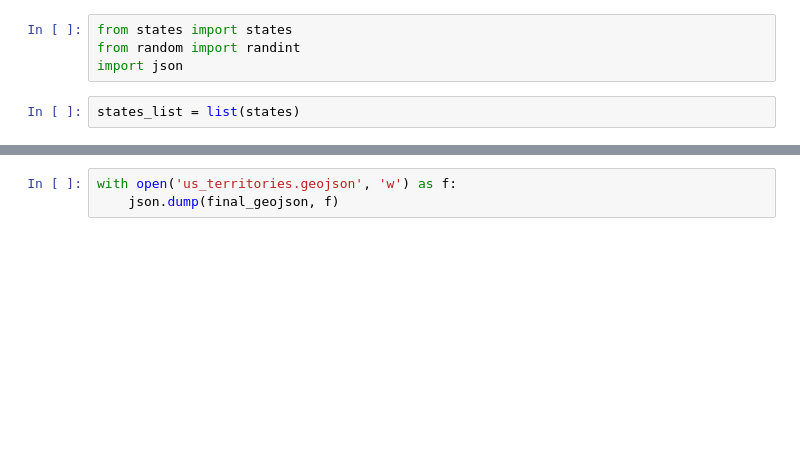
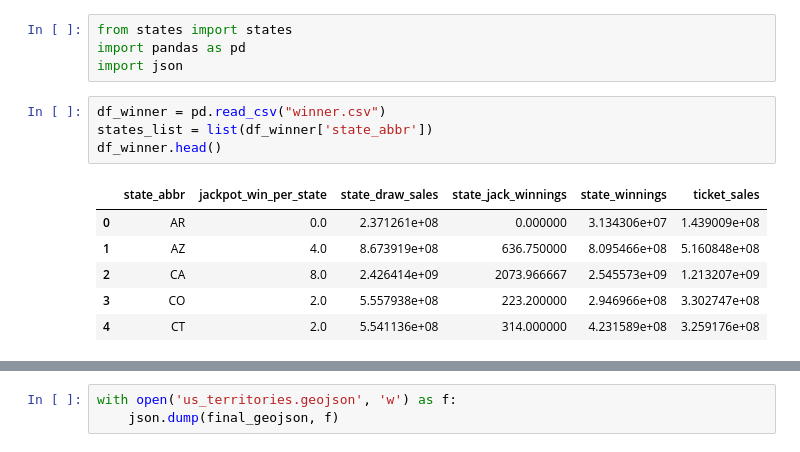
Before and after one commit to racquesta/powerball_viz, a Jupyter notebook: Jamie/us_geojson_creator/us_geojson_creator.ipynb, the cells around one changed output, grey strips where cells are left out. Cells and saved outputs as stored; diff of their text form; blank space fills up the shorter version.

```diff
--- a/Jamie/us_geojson_creator/us_geojson_creator.ipynb
+++ b/Jamie/us_geojson_creator/us_geojson_creator.ipynb
@@ -1,9 +1,18 @@
 # %%
 from states import states
-from random import randint
+import pandas as pd
 import json
-# %%
-states_list = list(states)
+# %%
+df_winner = pd.read_csv("winner.csv")
+states_list = list(df_winner['state_abbr'])
+df_winner.head()
+# %% [output]
+|  | state_abbr | jackpot_win_per_state | state_draw_sales | state_jack_winnings | state_winnings | ticket_sales |
+| 0 | AR | 0.0 | 2.371261e+08 | 0.000000 | 3.134306e+07 | 1.439009e+08 |
+| 1 | AZ | 4.0 | 8.673919e+08 | 636.750000 | 8.095466e+08 | 5.160848e+08 |
+| 2 | CA | 8.0 | 2.426414e+09 | 2073.966667 | 2.545573e+09 | 1.213207e+09 |
+| 3 | CO | 2.0 | 5.557938e+08 | 223.200000 | 2.946966e+08 | 3.302747e+08 |
+| 4 | CT | 2.0 | 5.541136e+08 | 314.000000 | 4.231589e+08 | 3.259176e+08 |
 # %%
 final_geojson = {"type": "FeatureCollection","features":[]}
 for state in states_list:
```
Also changed, not shown: parts of 3 cells of this notebook, 3 other files.
